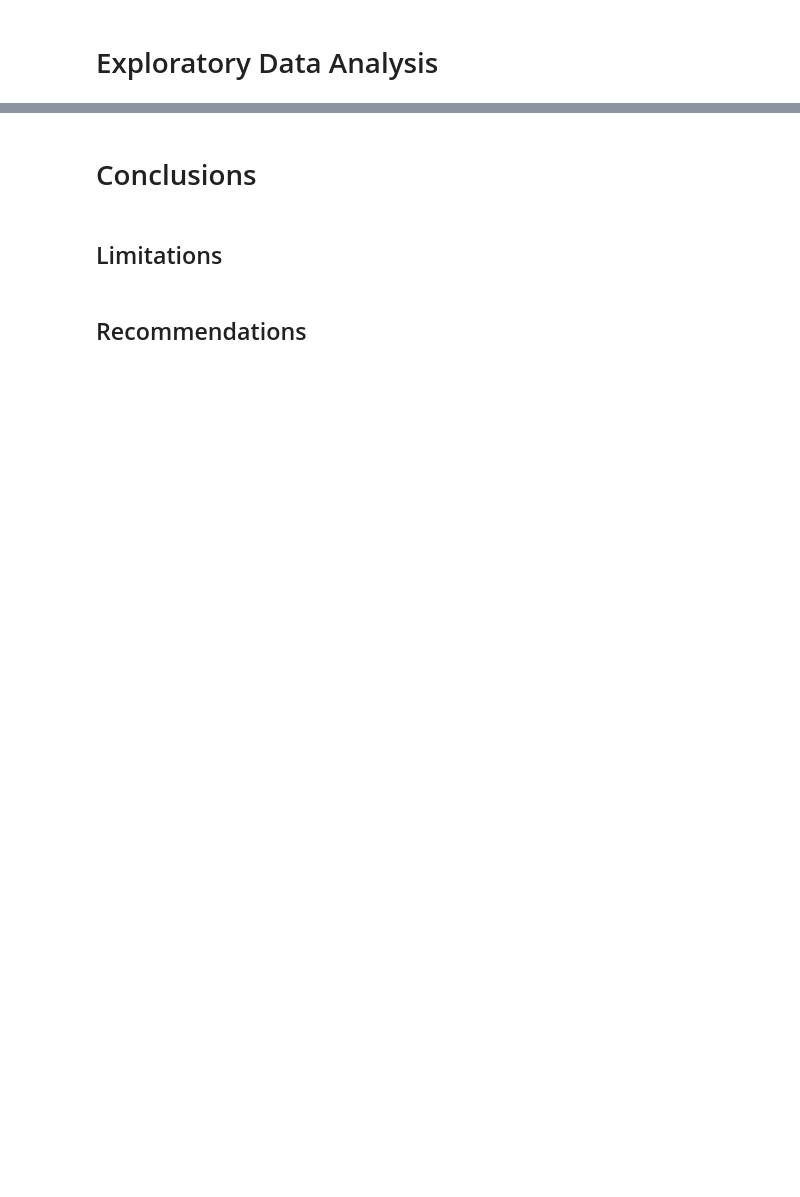
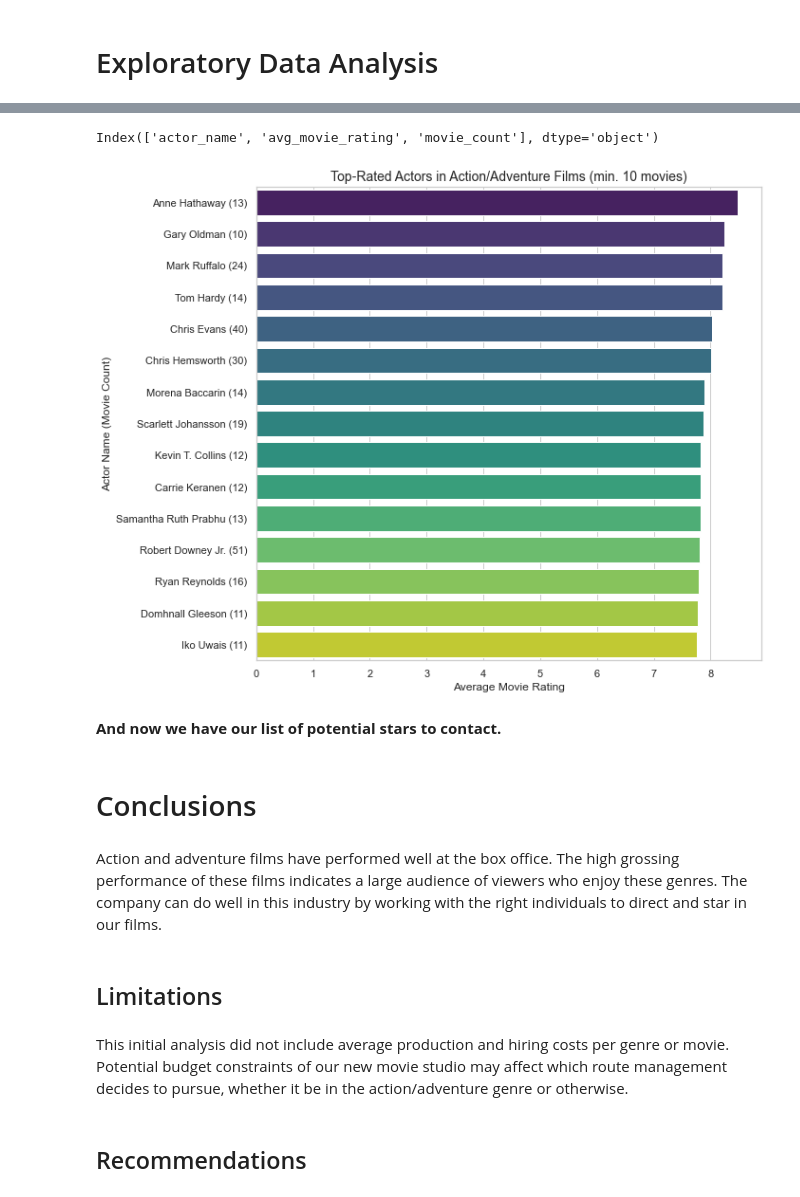
Before and after one commit to FrankFort34/Movie-Genre-Project, a Jupyter notebook: Notebook.ipynb, the cells around one changed output, grey strips where cells are left out. Drawn from its saved outputs; the diff is of its cells as text; code cells hidden in the pictures; blank space fills up the shorter version.

```diff
--- a/Notebook.ipynb
+++ b/Notebook.ipynb
@@ -30,0 +428,22 @@ SELECT * FROM movie_basics;
+# %%
+actor_movie_ratings = pd.read_sql("""
+SELECT
+    p.primary_name AS actor_name,
+    AVG(mr.averagerating) AS avg_movie_rating,
+    COUNT(*) AS movie_count
+FROM principals pr
+JOIN persons p ON pr.person_id = p.person_id
+JOIN movie_basics mb ON pr.movie_id = mb.movie_id
+JOIN movie_ratings mr ON pr.movie_id = mr.movie_id
+JOIN movie_akas ma ON pr.movie_id = ma.movie_id
+WHERE
+    (mb.genres LIKE '%Action%' OR mb.genres LIKE '%Adventure%')
+    AND pr.category IN ('actor', 'actress')
+    AND mr.averagerating >= 7.0
+    AND (ma.region = 'US' OR ma.language = 'en')
+GROUP BY p.primary_name
+HAVING COUNT(*) >= 10
+ORDER BY avg_movie_rating DESC
+LIMIT 50;
+""", conn)
+actor_movie_ratings
@@ -31,6 +468,34 @@ SELECT * FROM movie_basics;
+# %%
+print(actor_movie_ratings.columns)
+# %% [output]
+Index(['actor_name', 'avg_movie_rating', 'movie_count'], dtype='object')
+# %%
+top_actors = actor_movie_ratings.sort_values(by='avg_movie_rating', ascending=False).head(15).copy()
+top_actors['label'] = top_actors['actor_name'] + ' (' + top_actors['movie_count'].astype(str) + ')'
+sns.set(style="whitegrid")
+plt.figure(figsize=(10, 8))
+barplot = sns.barplot(
+    x='avg_movie_rating',
+    y='label',
+    data=top_actors,
+    palette='viridis'
+)
+plt.title('Top-Rated Actors in Action/Adventure Films (min. 10 movies)', fontsize=14)
+plt.xlabel('Average Movie Rating')
+plt.ylabel('Actor Name (Movie Count)')
+plt.tight_layout()
+plt.show()
+# %% [output]
+[figure, added]
+# %% [markdown]
+**And now we have our list of potential stars to contact.**
 # %% [markdown]
 # Conclusions
+# %% [markdown]
+Action and adventure films have performed well at the box office. The high grossing performance of these films indicates a large audience of viewers who enjoy these genres. The company can do well in this industry by working with the right individuals to direct and star in our films.
 # %% [markdown]
 ## Limitations
+# %% [markdown]
+This initial analysis did not include average production and hiring costs per genre or movie. Potential budget constraints of our new movie studio may affect which route management decides to pursue, whether it be in the action/adventure genre or otherwise.
 # %% [markdown]
 ## Recommendations
```
Also changed, not shown: parts of 45 cells of this notebook, 8 other files.
